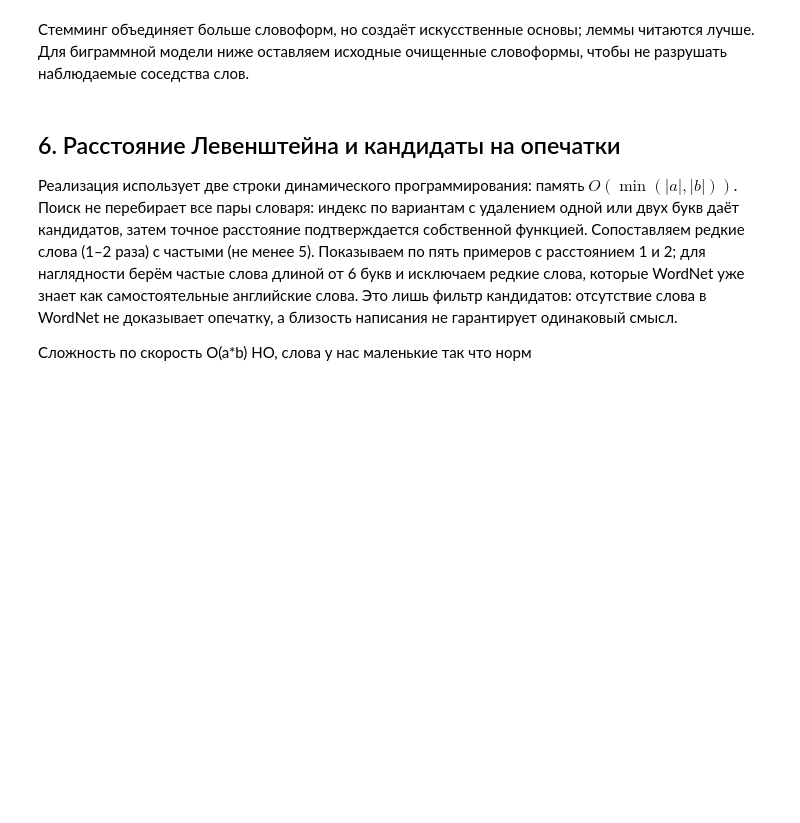
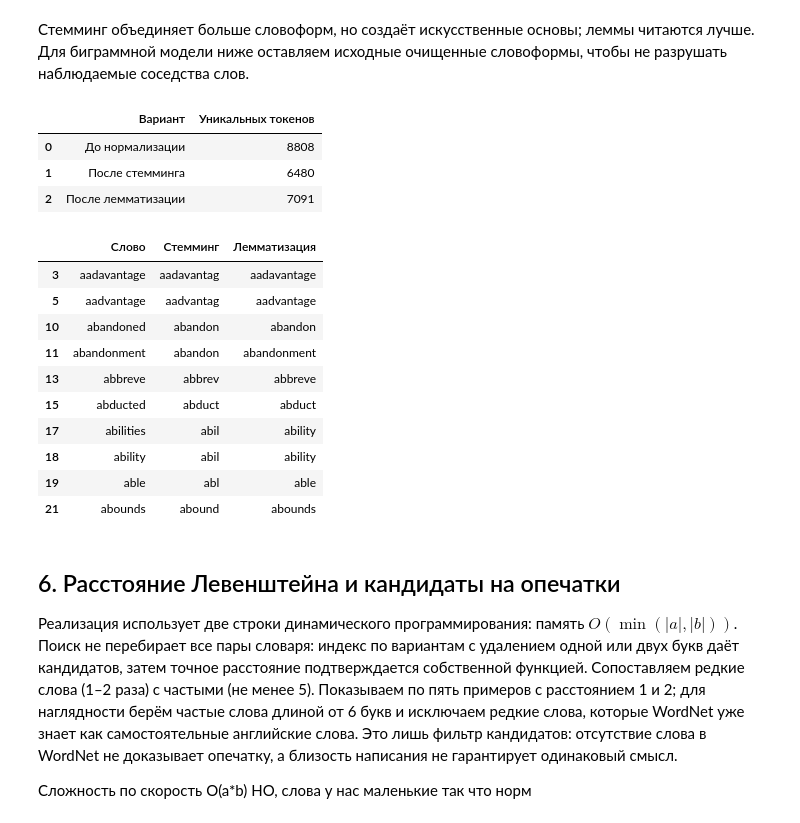
Before and after one commit to ChornyChay1/TextAnalysis, a Jupyter notebook: lab1/notebook.ipynb, the cells around one changed output. Cells and saved outputs as stored; diff of their text form; code cells hidden in the pictures; blank space fills up the shorter version.

Commit message:
Merge pull request #4 from ChornyChay1/codex/lab2-morphology-syntax
Add lab 1 data export and executed morphology/syntax notebook in codex

```diff
--- a/lab1/notebook.ipynb
+++ b/lab1/notebook.ipynb
@@ -229,6 +229,46 @@ pd.DataFrame({"Вариант": ["До нормализации", "После с
 | 2 | После лемматизации | 7091 |
 # %% [markdown]
 Стемминг объединяет больше словоформ, но создаёт искусственные основы; леммы читаются лучше. Для биграммной модели ниже оставляем исходные очищенные словоформы, чтобы не разрушать наблюдаемые соседства слов.
+# %%
+stats = pd.DataFrame({
+    "Вариант": ["До нормализации", "После стемминга", "После лемматизации"],
+    "Уникальных токенов": [len(words), len(stemmed), len(lemmatized)],
+})
+display(stats)
+
+examples = pd.DataFrame([
+    {
+        "Слово": word,
+        "Стемминг": porter.stem(word),
+        "Лемматизация": lemmatizer.lemmatize(
+            word, pos_map.get(pos[0], wordnet.NOUN)
+        ),
+    }
+    for word, pos in tagged
+])
+
+examples = examples[
+    (examples["Слово"] != examples["Стемминг"]) |
+    (examples["Слово"] != examples["Лемматизация"])
+].head(10)
+
+display(examples)
+# %% [output]
+|  | Вариант | Уникальных токенов |
+| 0 | До нормализации | 8808 |
+| 1 | После стемминга | 6480 |
+| 2 | После лемматизации | 7091 |
+|  | Слово | Стемминг | Лемматизация |
+| 3 | aadavantage | aadavantag | aadavantage |
+| 5 | aadvantage | aadvantag | aadvantage |
+| 10 | abandoned | abandon | abandon |
+| 11 | abandonment | abandon | abandonment |
+| 13 | abbreve | abbrev | abbreve |
+| 15 | abducted | abduct | abduct |
+| 17 | abilities | abil | ability |
+| 18 | ability | abil | ability |
+| 19 | able | abl | able |
+| 21 | abounds | abound | abounds |
 # %% [markdown]
 ## 6. Расстояние Левенштейна и кандидаты на опечатки
 
```
Also changed, not shown: parts of 1 cell of this notebook.
